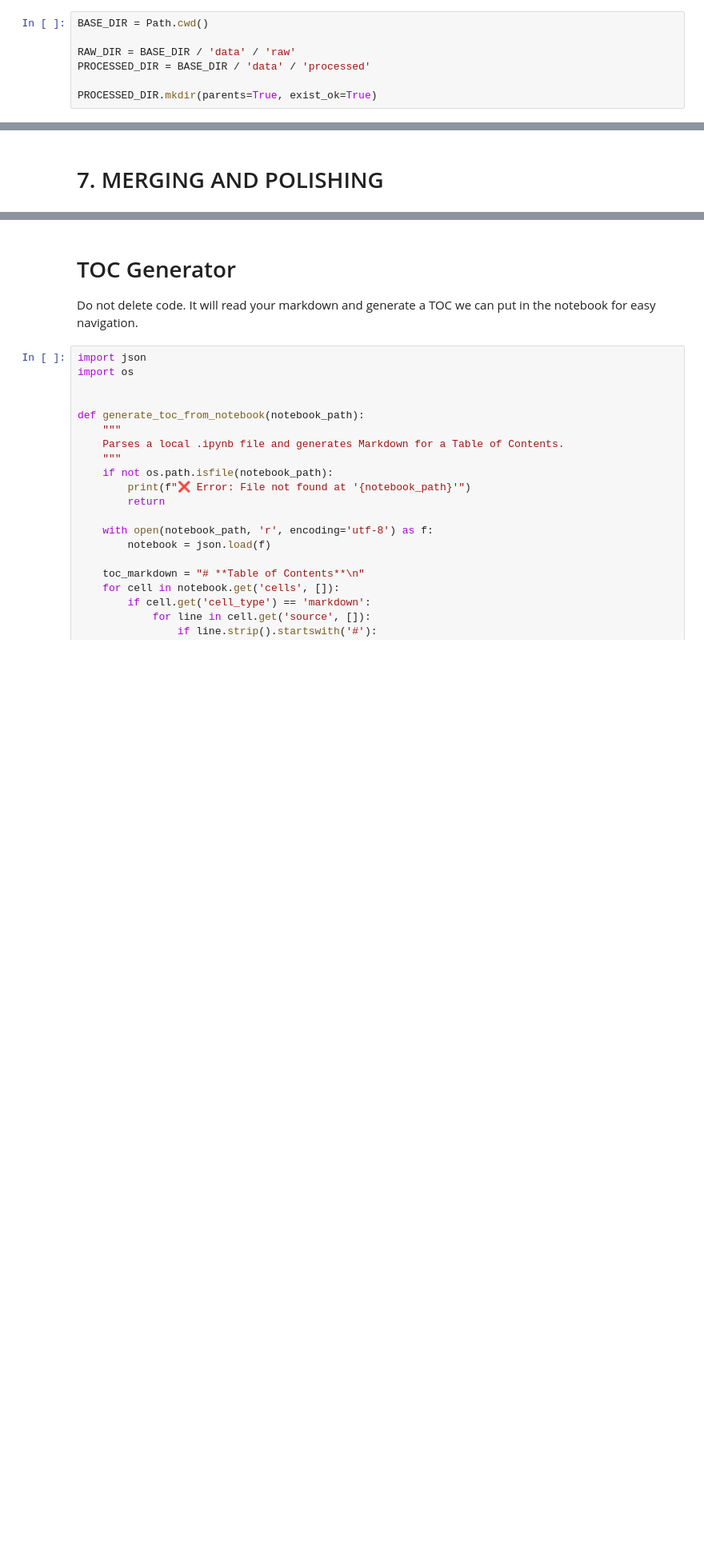
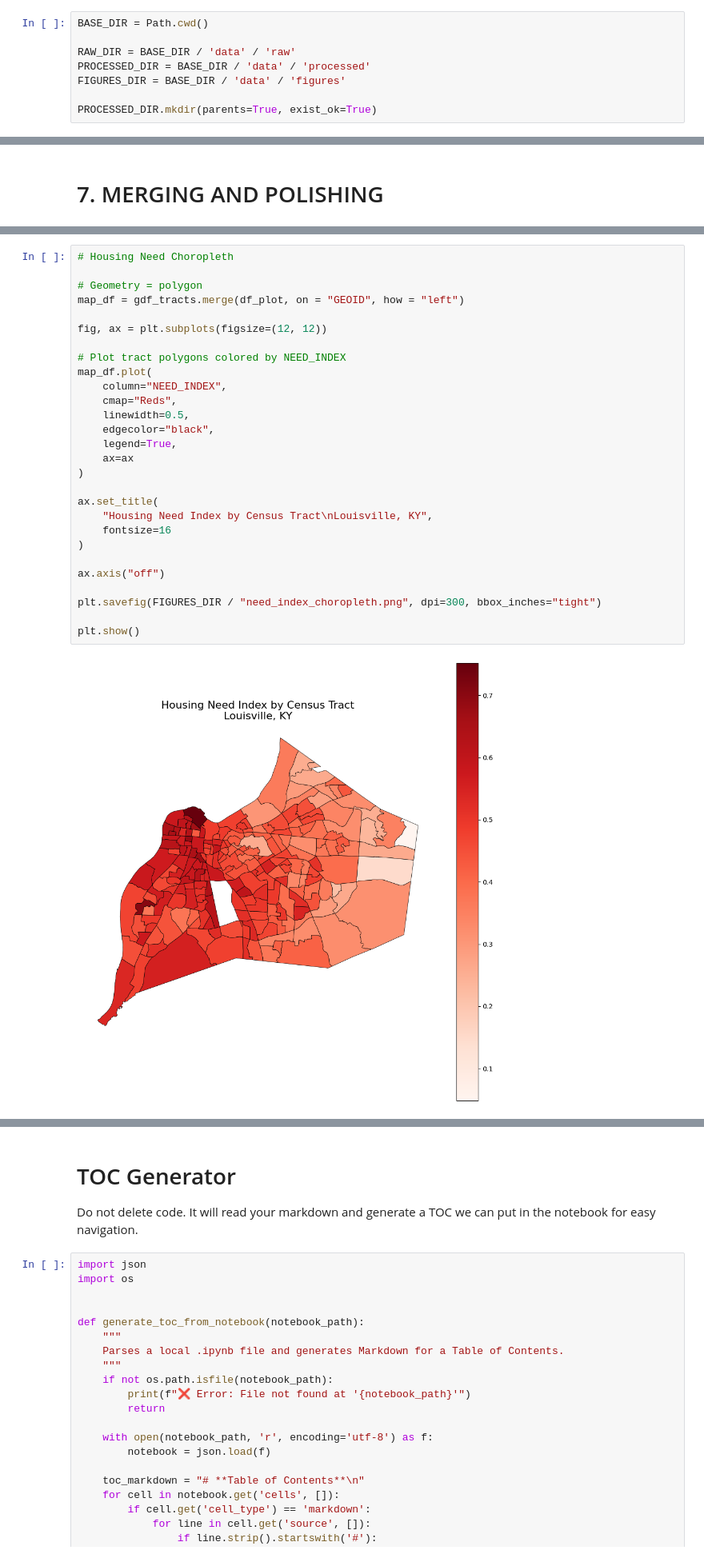
Before and after one commit to Code-You-Contributors/HUD_data_master, a Jupyter notebook: Curtis/curtis.ipynb, the cells around one changed output, grey strips where cells are left out. Shown at 80% size. Cells and saved outputs as stored; diff of their text form; blank space fills up the shorter version.

```diff
--- a/Curtis/curtis.ipynb
+++ b/Curtis/curtis.ipynb
@@ -32,6 +32,7 @@ BASE_DIR = Path.cwd()
 
 RAW_DIR = BASE_DIR / 'data' / 'raw'
 PROCESSED_DIR = BASE_DIR / 'data' / 'processed'
+FIGURES_DIR = BASE_DIR / 'data' / 'figures'
 
 PROCESSED_DIR.mkdir(parents=True, exist_ok=True)
 # %% [markdown]
@@ -406,0 +418,30 @@ df_plot.sort_values("NEED_INDEX", ascending=False)[
+# %%
+# Housing Need Choropleth
+
+# Geometry = polygon
+map_df = gdf_tracts.merge(df_plot, on = "GEOID", how = "left")
+
+fig, ax = plt.subplots(figsize=(12, 12))
+
+# Plot tract polygons colored by NEED_INDEX
+map_df.plot(
+    column="NEED_INDEX",
+    cmap="Reds",
+    linewidth=0.5,
+    edgecolor="black",
+    legend=True,
+    ax=ax
+)
+
+ax.set_title(
+    "Housing Need Index by Census Tract\nLouisville, KY",
+    fontsize=16
+)
+
+ax.axis("off")
+
+plt.savefig(FIGURES_DIR / "need_index_choropleth.png", dpi=300, bbox_inches="tight")
+
+plt.show()
+# %% [output]
+[figure, added]
```
Also changed, not shown: parts of 16 cells of this notebook, 7 other files.
